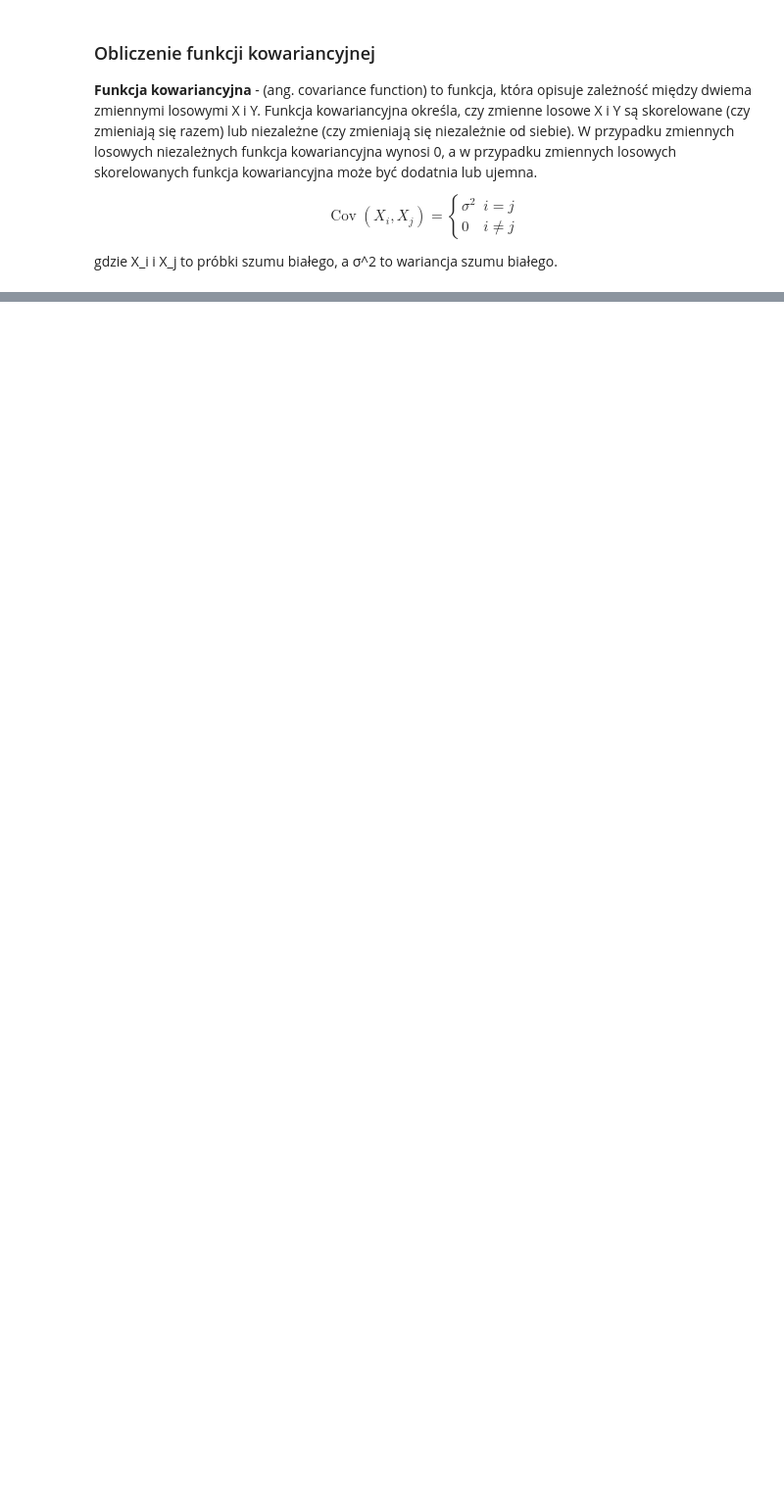
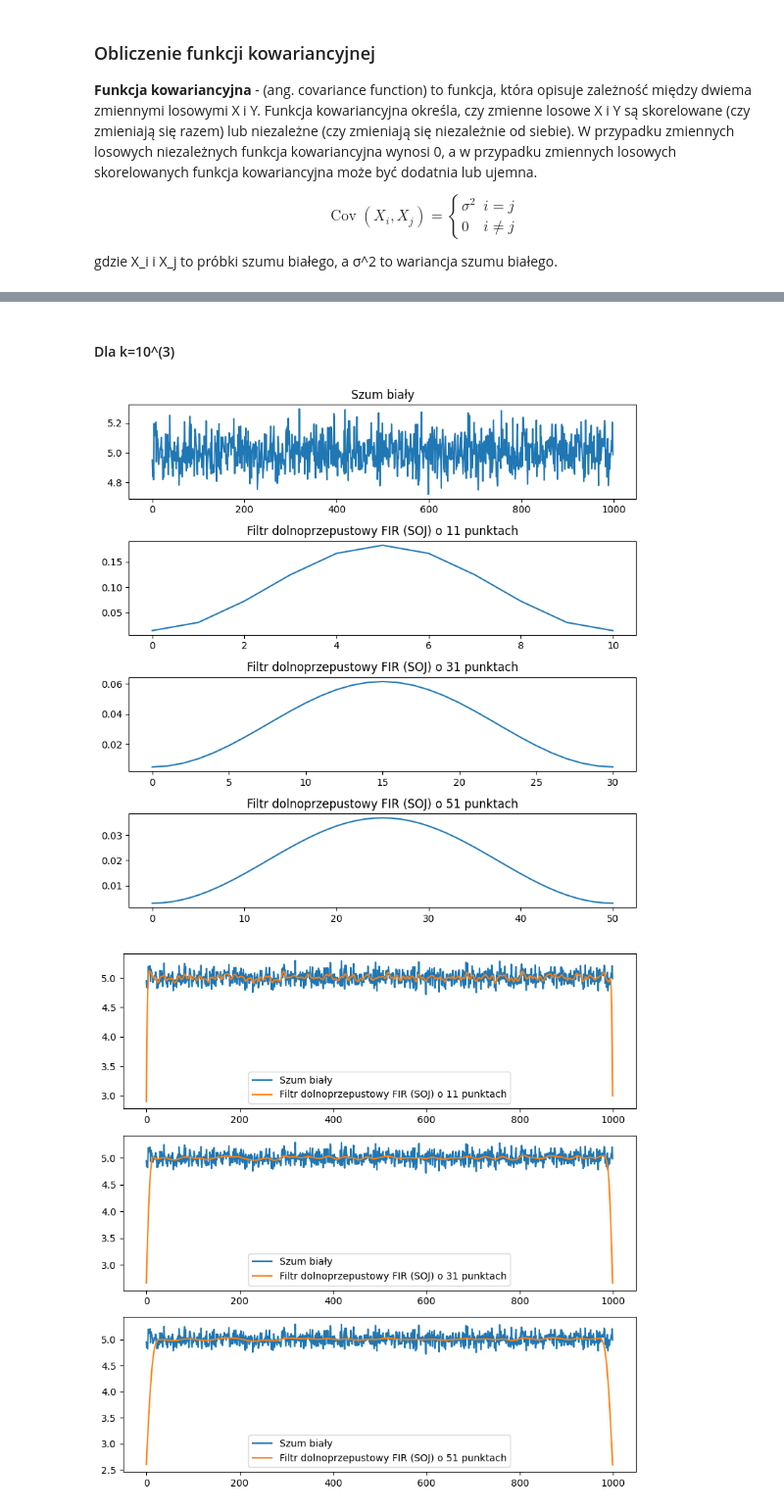
Before and after one commit to MaciejSzerwinski/Stochastic_Process, a Jupyter notebook: main.ipynb, the cells around one changed output, grey strips where cells are left out. Shown at 98% size. Saved outputs shown, nothing was run; the diff lists cells and outputs as text; code cells hidden in the pictures; blank space fills up the shorter version.

```diff
--- a/main.ipynb
+++ b/main.ipynb
@@ -297,0 +345,7 @@ plt.show()
+# %% [markdown]
+#### Dla k=10^(3)
+# %%
+filtration(samples_k_1, 0.1)
+# %% [output]
+[figure, added]
+[figure, added]
```
Also changed, not shown: parts of 14 cells of this notebook.
